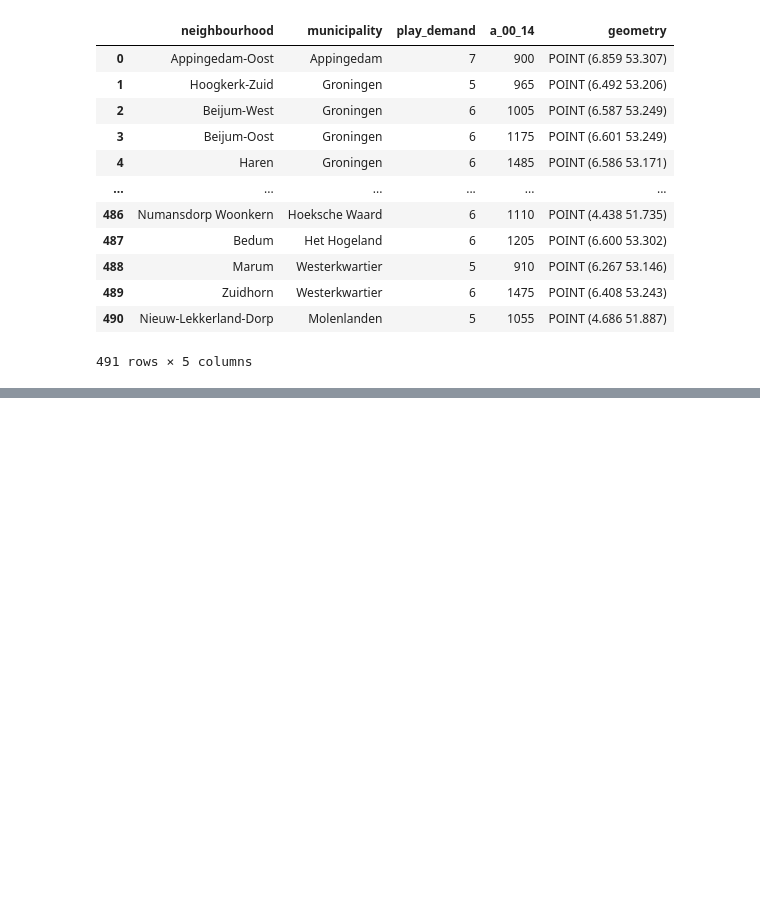
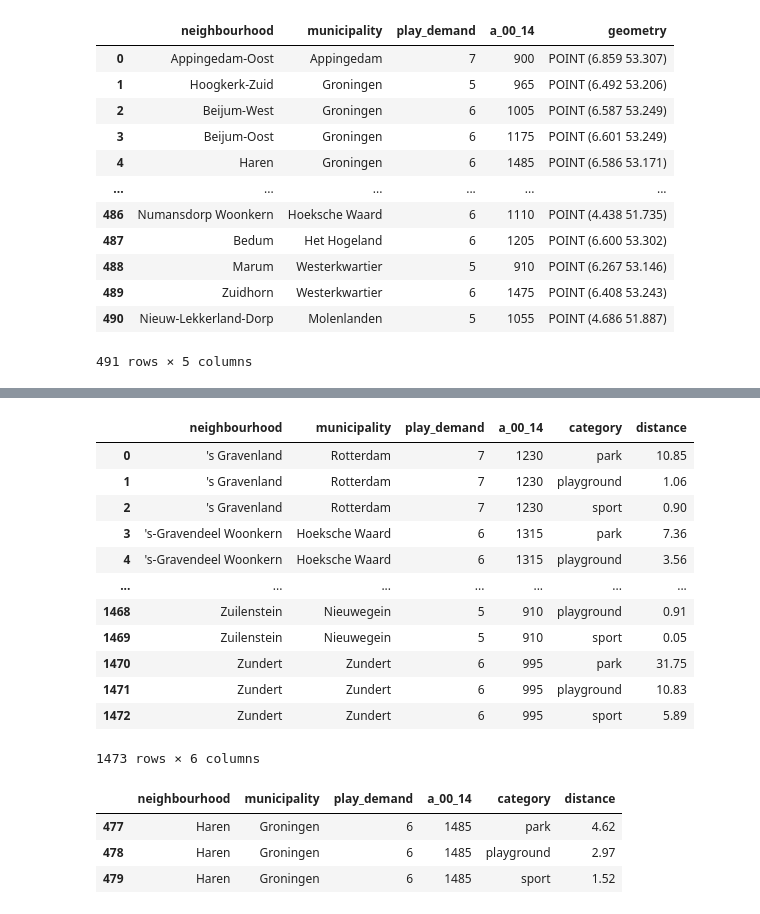
Before and after one commit to Fhashemi91/DEiA-2, a Jupyter notebook: neighborhood_facilities.ipynb, the cells around one changed output, grey strips where cells are left out. Saved outputs shown, nothing was run; the diff lists cells and outputs as text; code cells hidden in the pictures; blank space fills up the shorter version.

```diff
--- a/neighborhood_facilities.ipynb
+++ b/neighborhood_facilities.ipynb
@@ -118,0 +181,30 @@ facilities.loc[facilities['name'] == 'Dreamfit']
+# %%
+min_cat = joined.groupby([
+    'neighbourhood',
+    'municipality',
+    'play_demand',
+    'a_00_14',
+    'category'
+], as_index=False)['distance'].min()
+min_cat
+# %% [output]
+|  | neighbourhood | municipality | play_demand | a_00_14 | category | distance |
+| 0 | 's Gravenland | Rotterdam | 7 | 1230 | park | 10.85 |
+| 1 | 's Gravenland | Rotterdam | 7 | 1230 | playground | 1.06 |
+| 2 | 's Gravenland | Rotterdam | 7 | 1230 | sport | 0.90 |
+| 3 | 's-Gravendeel Woonkern | Hoeksche Waard | 6 | 1315 | park | 7.36 |
+| 4 | 's-Gravendeel Woonkern | Hoeksche Waard | 6 | 1315 | playground | 3.56 |
+| ... | ... | ... | ... | ... | ... | ... |
+| 1468 | Zuilenstein | Nieuwegein | 5 | 910 | playground | 0.91 |
+| 1469 | Zuilenstein | Nieuwegein | 5 | 910 | sport | 0.05 |
+| 1470 | Zundert | Zundert | 6 | 995 | park | 31.75 |
+| 1471 | Zundert | Zundert | 6 | 995 | playground | 10.83 |
+| 1472 | Zundert | Zundert | 6 | 995 | sport | 5.89 |
+1473 rows × 6 columns
+# %%
+min_cat.loc[min_cat['neighbourhood'] == 'Haren']
+# %% [output]
+|  | neighbourhood | municipality | play_demand | a_00_14 | category | distance |
+| 477 | Haren | Groningen | 6 | 1485 | park | 4.62 |
+| 478 | Haren | Groningen | 6 | 1485 | playground | 2.97 |
+| 479 | Haren | Groningen | 6 | 1485 | sport | 1.52 |
```
Also changed, not shown: parts of 12 cells of this notebook, 4 other files.
